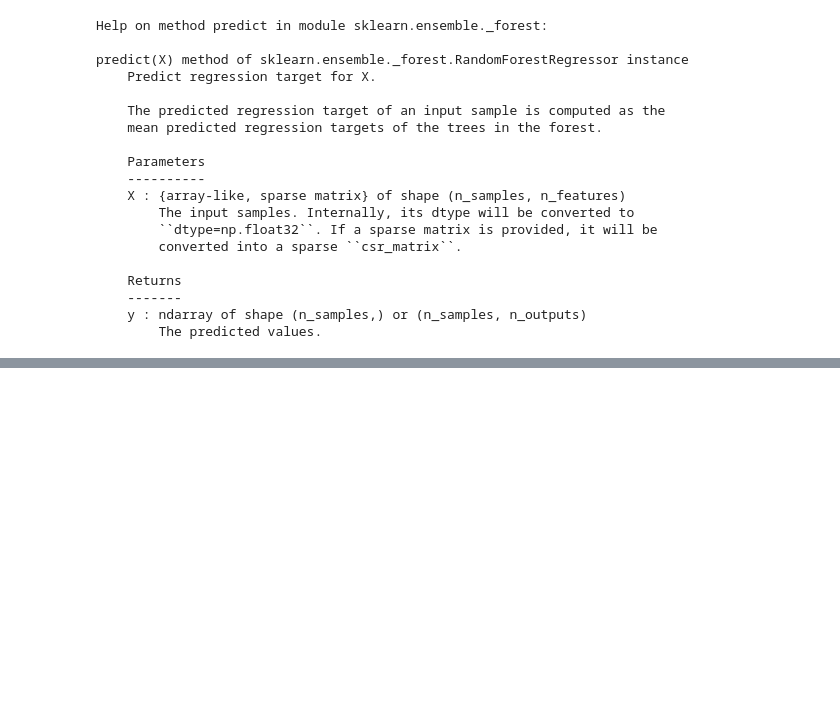
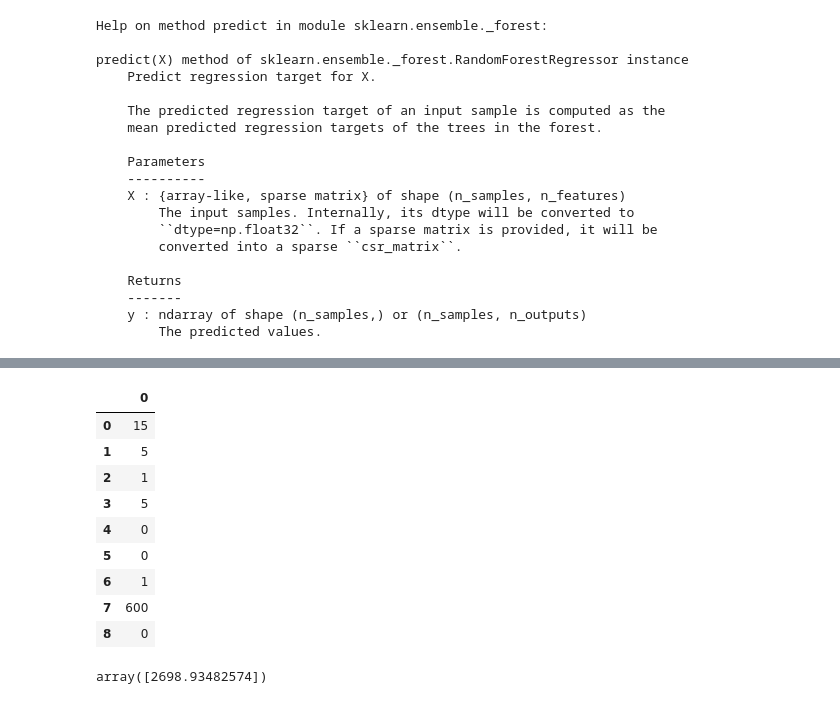
Before and after one commit to lucianawaka/machine-learning_end_to_end, a Jupyter notebook: Projeto Machine Learning End to end.ipynb, the cells around one changed output, grey strips where cells are left out. Saved outputs shown, nothing was run; the diff lists cells and outputs as text; code cells hidden in the pictures; blank space fills up the shorter version.

```diff
--- a/Projeto Machine Learning End to end.ipynb
+++ b/Projeto Machine Learning End to end.ipynb
@@ -841,0 +868,19 @@ predict(X) method of sklearn.ensemble._forest.RandomForestRegressor instance
+# %%
+dados_meus = [[15,5,1,5,0,0,1,600,0]]
+df = pd.DataFrame(dados_meus).T
+df
+# %% [output]
+|  | 0 |
+| 0 | 15 |
+| 1 | 5 |
+| 2 | 1 |
+| 3 | 5 |
+| 4 | 0 |
+| 5 | 0 |
+| 6 | 1 |
+| 7 | 600 |
+| 8 | 0 |
+# %%
+funcao_modelo_carregado.predict( dados_meus )
+# %% [output]
+array([2698.93482574])
```
Also changed, not shown: parts of 5 cells of this notebook.
